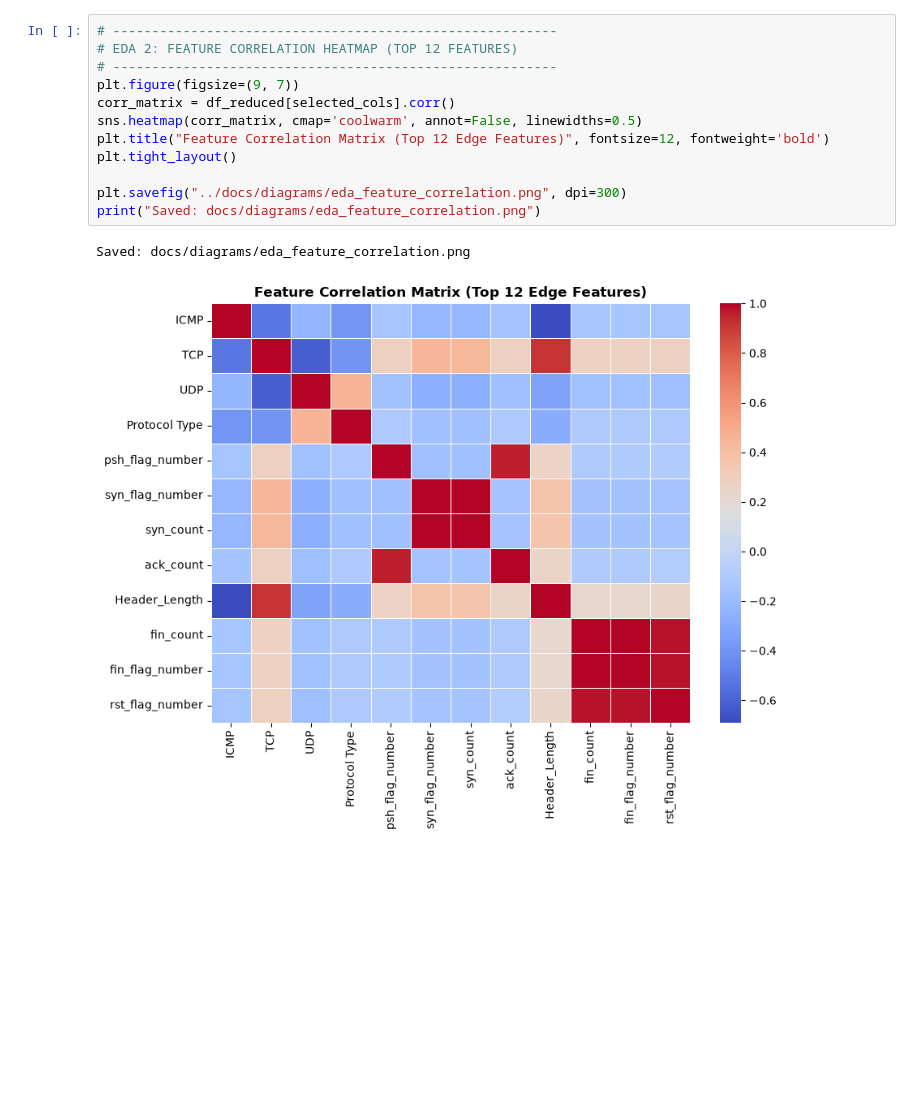
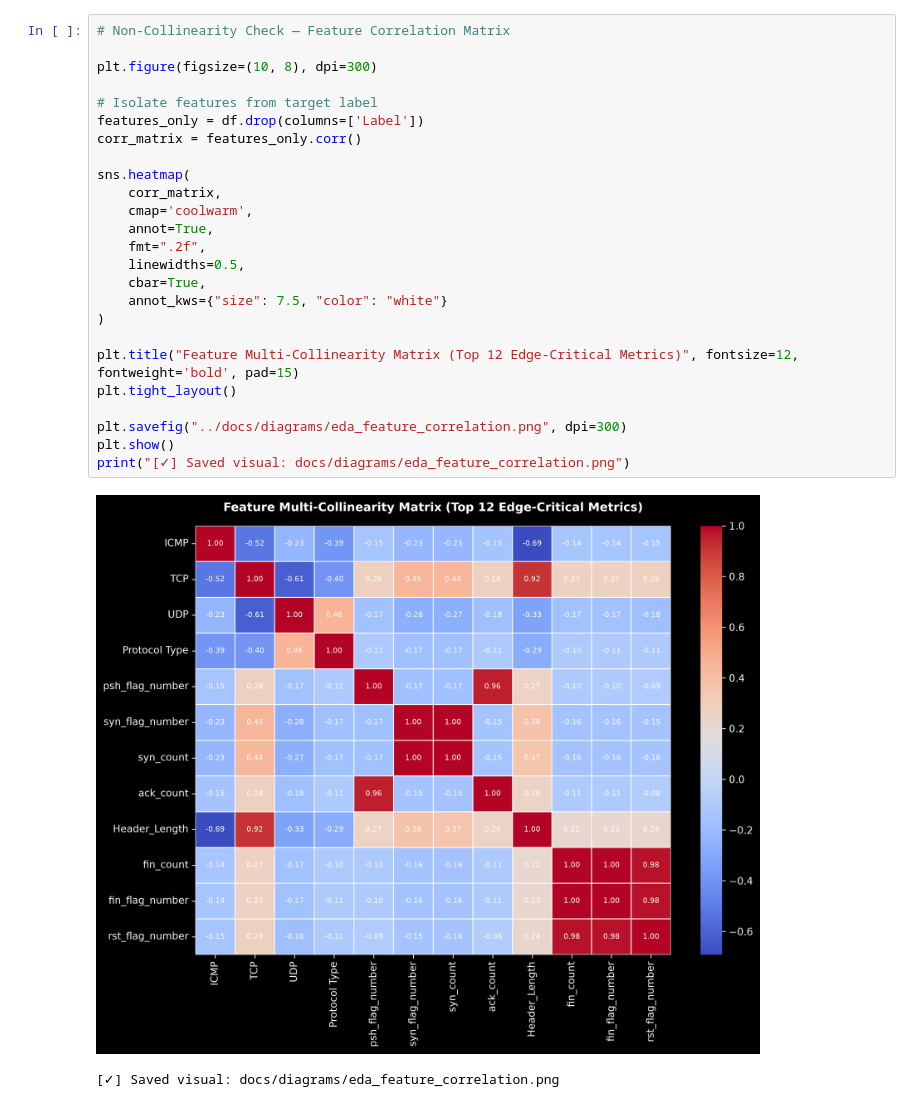
Before and after one commit to SurajTheOptimizerX/Edge-AI-MQTT-IDS, a Jupyter notebook: notebooks/01_eda_feature_selection.ipynb, the cells around one changed output. Cells and saved outputs as stored; diff of their text form; blank space fills up the shorter version.

```diff
--- a/notebooks/01_eda_feature_selection.ipynb
+++ b/notebooks/01_eda_feature_selection.ipynb
@@ -139,15 +79,28 @@ Saved: docs/diagrams/eda_class_distribution.png
 # %%
-# ---------------------------------------------------------
-# EDA 2: FEATURE CORRELATION HEATMAP (TOP 12 FEATURES)
-# ---------------------------------------------------------
-plt.figure(figsize=(9, 7))
-corr_matrix = df_reduced[selected_cols].corr()
-sns.heatmap(corr_matrix, cmap='coolwarm', annot=False, linewidths=0.5)
-plt.title("Feature Correlation Matrix (Top 12 Edge Features)", fontsize=12, fontweight='bold')
+# Non-Collinearity Check — Feature Correlation Matrix
+
+plt.figure(figsize=(10, 8), dpi=300)
+
+# Isolate features from target label
+features_only = df.drop(columns=['Label'])
+corr_matrix = features_only.corr()
+
+sns.heatmap(
+    corr_matrix,
+    cmap='coolwarm',
+    annot=True,
+    fmt=".2f",
+    linewidths=0.5,
+    cbar=True,
+    annot_kws={"size": 7.5, "color": "white"}
+)
+
+plt.title("Feature Multi-Collinearity Matrix (Top 12 Edge-Critical Metrics)", fontsize=12, fontweight='bold', pad=15)
 plt.tight_layout()
 
 plt.savefig("../docs/diagrams/eda_feature_correlation.png", dpi=300)
-print("Saved: docs/diagrams/eda_feature_correlation.png")
+plt.show()
+print("[✓] Saved visual: docs/diagrams/eda_feature_correlation.png")
 # %% [output]
+[figure, new version]
-Saved: docs/diagrams/eda_feature_correlation.png
+[✓] Saved visual: docs/diagrams/eda_feature_correlation.png
-[figure, old version]
```
Also changed, not shown: parts of 10 cells of this notebook, 8 other files.
